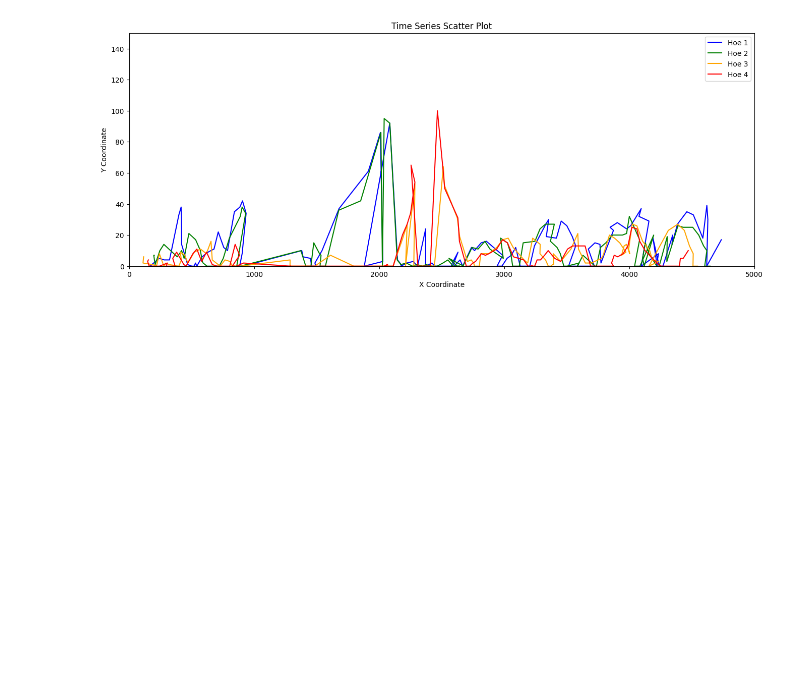
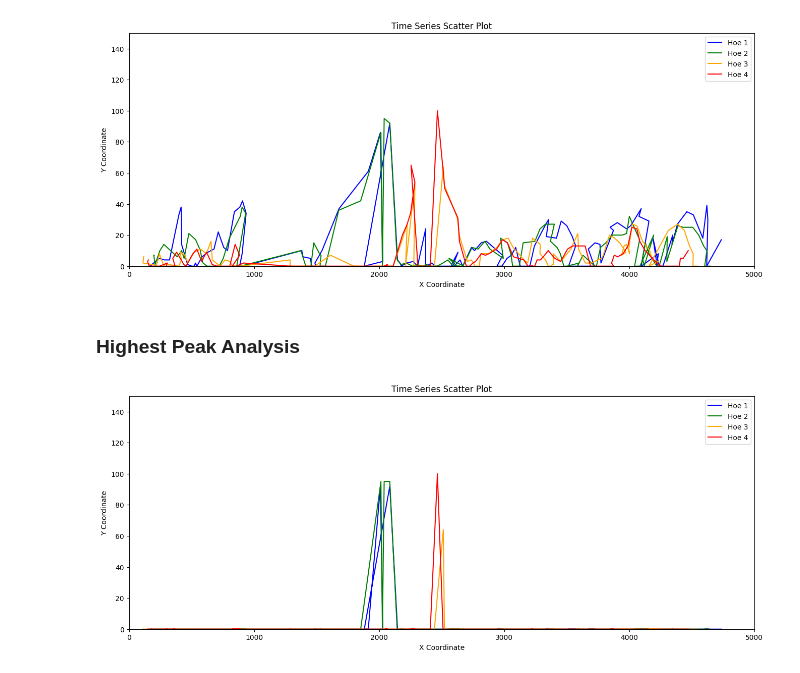
Before and after one commit to syedfaiqueali/Kaggle-Notebooks, a Jupyter notebook: horse-ride-time-series-analysis.ipynb, the cells around one changed output. Saved outputs shown, nothing was run; the diff lists cells and outputs as text; code cells hidden in the pictures; blank space fills up the shorter version.

Commit message:
Kaggle Notebook | horse-ride-time-series-analysis | Version 7

```diff
--- a/horse-ride-time-series-analysis.ipynb
+++ b/horse-ride-time-series-analysis.ipynb
@@ -326,3 +326,38 @@ plt.legend()
 plt.show()
 # %% [output]
 [figure]
+# %% [markdown]
+### Highest Peak Analysis
+# %%
+# Plot each list with different colors
+plt.figure(figsize=(16, 6))
+
+# Iterate through each hoe data, color, and label
+for data, color, label in zip(all_data, colors, labels):
+    # Find the highest y value (peak) for each hoe
+    peak_y = max(data, key=lambda point: point[1])[1]
+
+    # Modify the y values based on the 60% threshold
+    modified_data = [(x, 0 if y <= 0.9 * peak_y else peak_y) for x, y in data]
+
+    # Unpack the modified x and y points
+    x_points, y_points = zip(*modified_data)
+
+    # Plot the data with the modified y points
+    plt.plot(x_points, y_points, color=color, label=label)
+
+# Set equal scaling for x and y axes with modified limits
+plt.gca().set_aspect('auto')  # Allows better fit with non-uniform scales
+plt.xlim(0, 5000)   # Adjusted x-axis limit for a closer view, tweak as needed
+plt.ylim(0, 150)    # Adjusted y-axis limit to fit y range exactly
+
+# Adding titles and labels
+plt.title("Time Series Scatter Plot")
+plt.xlabel("X Coordinate")
+plt.ylabel("Y Coordinate")
+plt.legend()
+
+# Show the plot
+plt.show()
+# %% [output]
+[figure, added]
```
